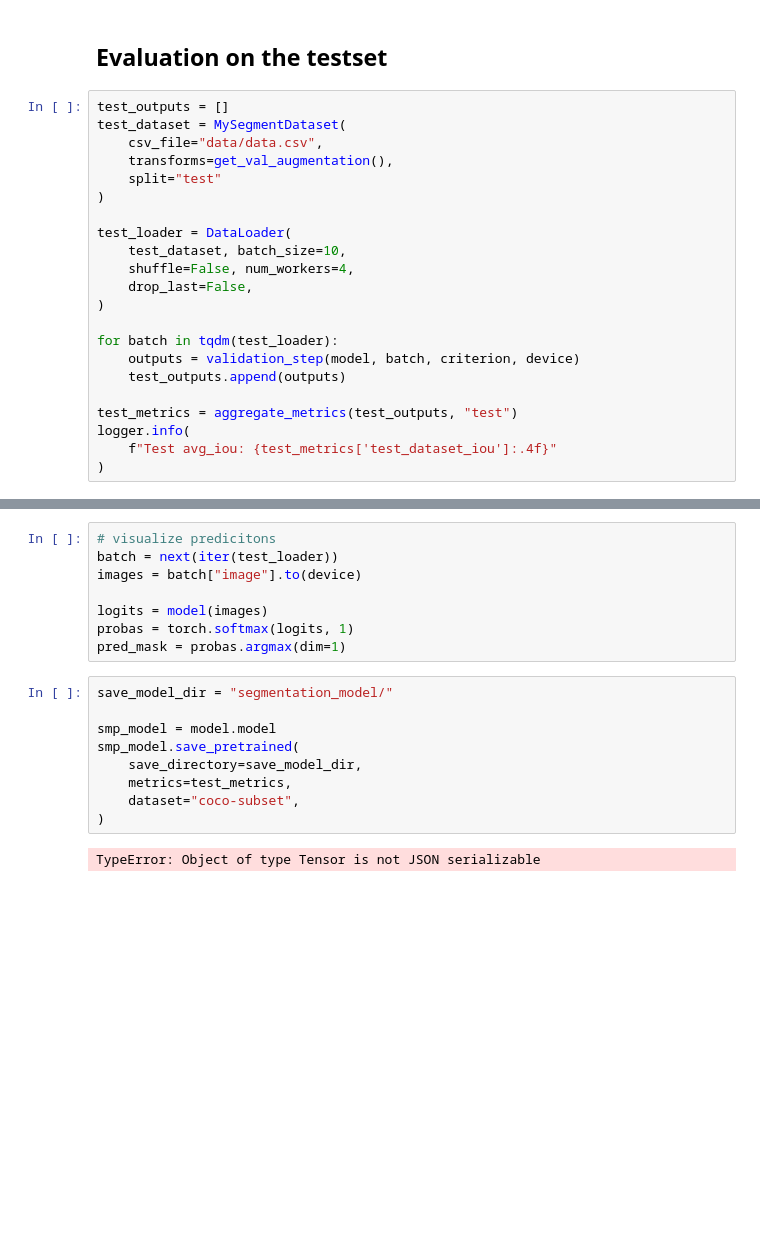
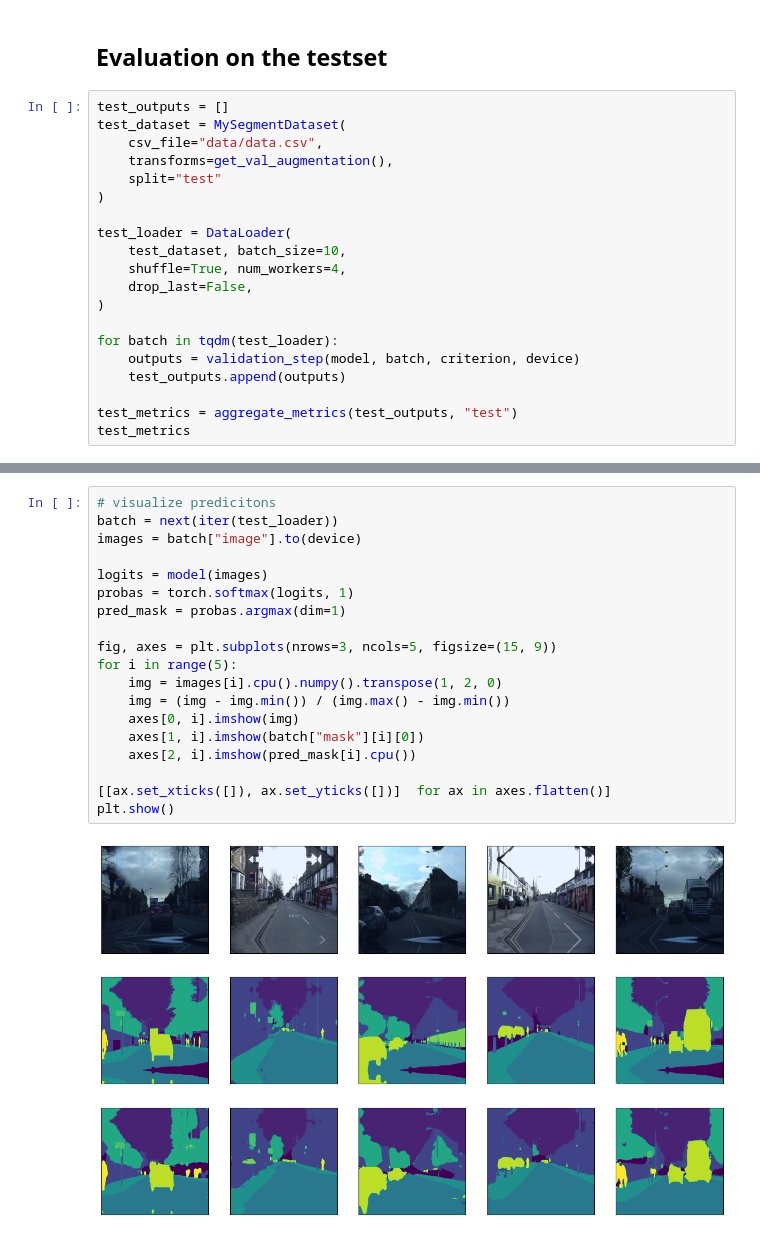
Before and after one commit to PyML-studio/Udemy-ComputerVision, a Jupyter notebook: section5-semantic-seg/part2_train_model.ipynb, the cells around one changed output, grey strips where cells are left out. Saved outputs shown, nothing was run; the diff lists cells and outputs as text; blank space fills up the shorter version.

```diff
--- a/section5-semantic-seg/part2_train_model.ipynb
+++ b/section5-semantic-seg/part2_train_model.ipynb
@@ -434,7 +460,7 @@ test_dataset = MySegmentDataset(
 
 test_loader = DataLoader(
     test_dataset, batch_size=10,
-    shuffle=False, num_workers=4,
+    shuffle=True, num_workers=4,
     drop_last=False,
 )
 
@@ -443,7 +469,5 @@ for batch in tqdm(test_loader):
     test_outputs.append(outputs)
 
 test_metrics = aggregate_metrics(test_outputs, "test")
-logger.info(
-    f"Test avg_iou: {test_metrics['test_dataset_iou']:.4f}"
-)
+test_metrics
 # %% [output]
@@ -451,19 +476,21 @@ logger.info(
-# %%
-# visualize predicitons
-batch = next(iter(test_loader))
-images = batch["image"].to(device)
-
-logits = model(images)
-probas = torch.softmax(logits, 1)
-pred_mask = probas.argmax(dim=1)
-# %%
-save_model_dir = "segmentation_model/"
-
-smp_model = model.model
-smp_model.save_pretrained(
-    save_directory=save_model_dir,
-    metrics=test_metrics,
-    dataset="coco-subset",
-)
-# %% [output]
-TypeError: Object of type Tensor is not JSON serializable
+# %%
+# visualize predicitons
+batch = next(iter(test_loader))
+images = batch["image"].to(device)
+
+logits = model(images)
+probas = torch.softmax(logits, 1)
+pred_mask = probas.argmax(dim=1)
+
+fig, axes = plt.subplots(nrows=3, ncols=5, figsize=(15, 9))
+for i in range(5):
+    img = images[i].cpu().numpy().transpose(1, 2, 0)
+    img = (img - img.min()) / (img.max() - img.min())
+    axes[0, i].imshow(img)
+    axes[1, i].imshow(batch["mask"][i][0])
+    axes[2, i].imshow(pred_mask[i].cpu())
+
+[[ax.set_xticks([]), ax.set_yticks([])]  for ax in axes.flatten()]
+plt.show()
+# %% [output]
+[figure, added]
```
Also changed, not shown: parts of 8 cells of this notebook.
